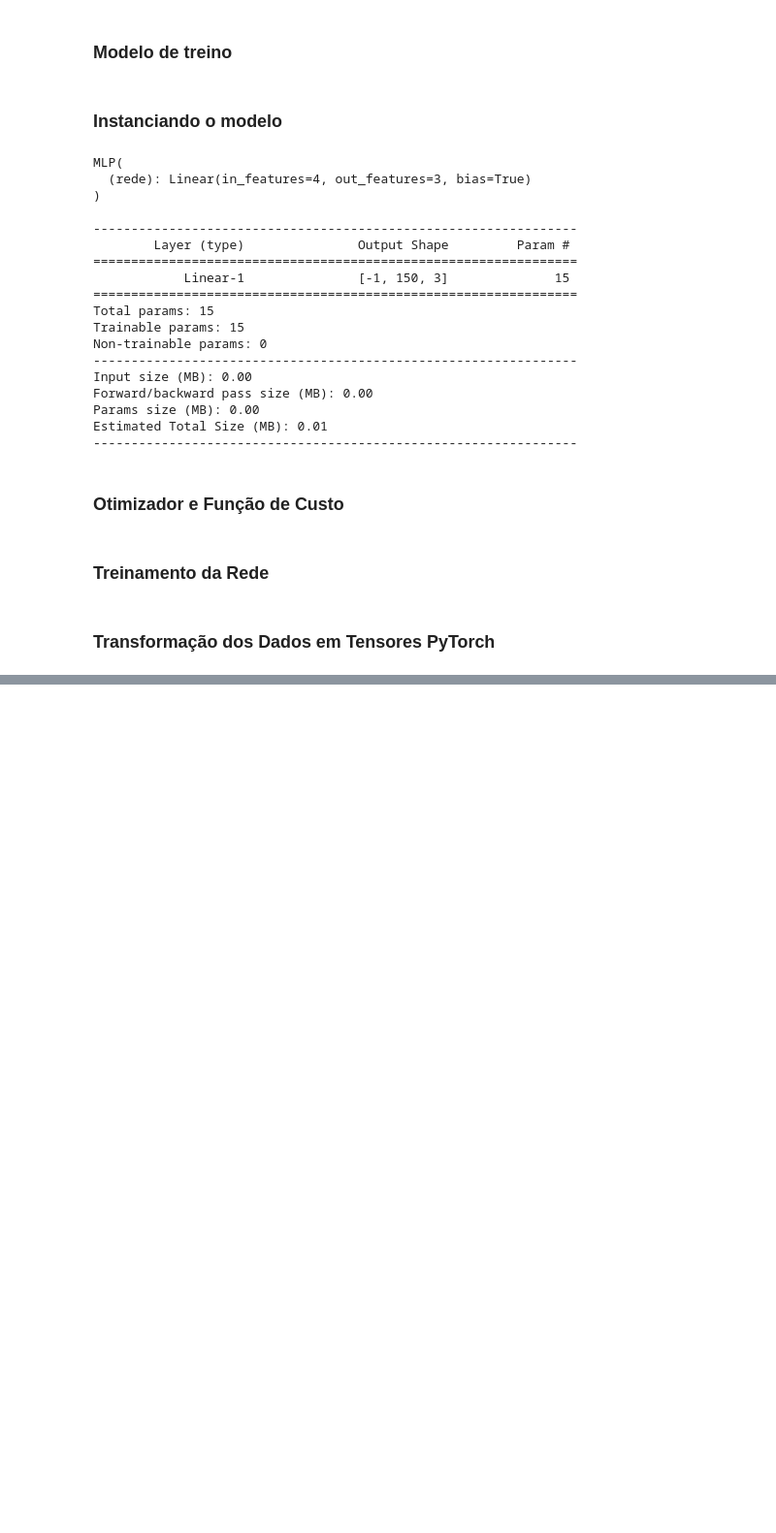
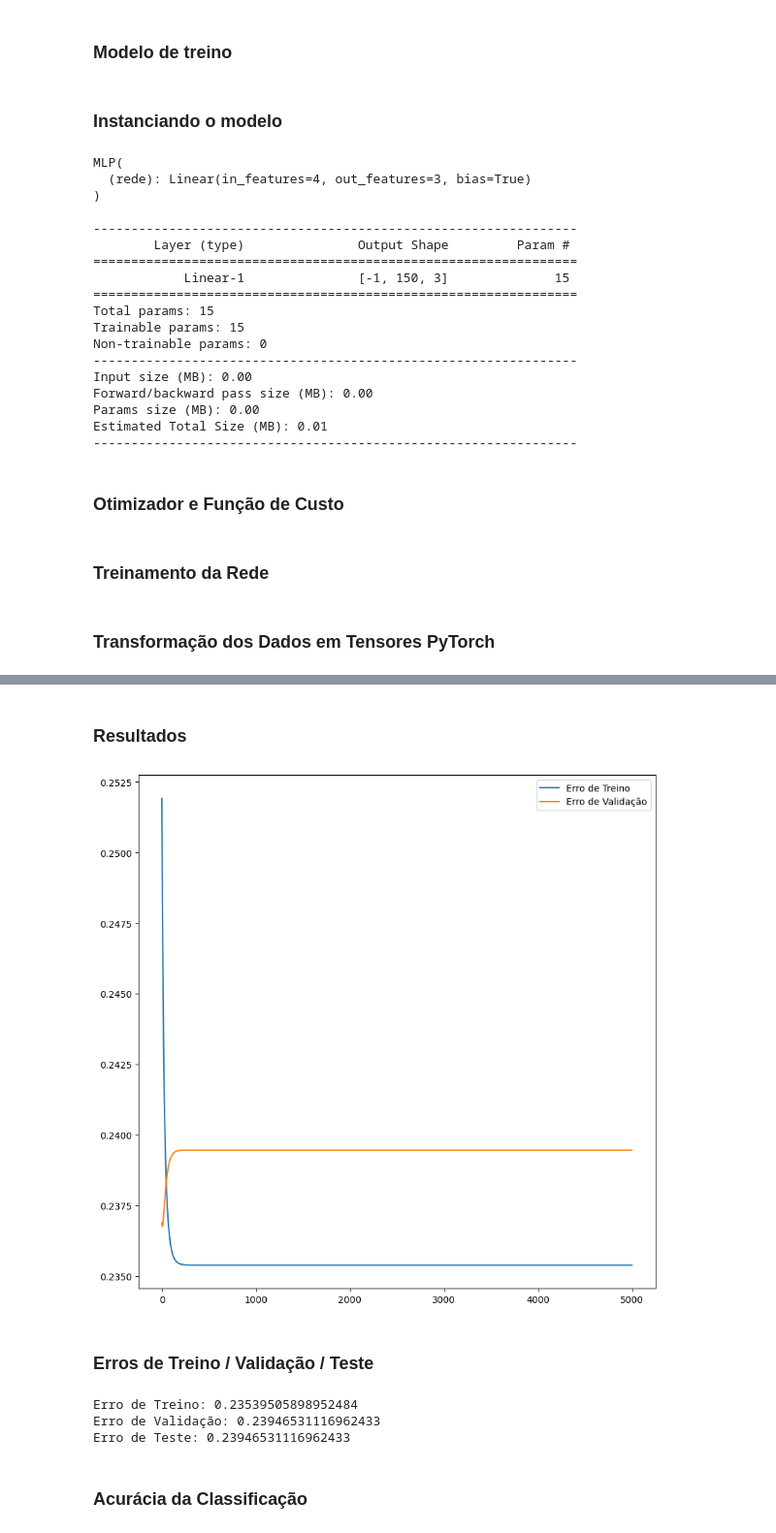
Before and after one commit to Esteves31/Neural_Networks, a Jupyter notebook: Projeto01.ipynb, the cells around one changed output, grey strips where cells are left out. Shown at 97% size. Drawn from its saved outputs; the diff is of its cells as text; code cells hidden in the pictures; blank space fills up the shorter version.

```diff
--- a/Projeto01.ipynb
+++ b/Projeto01.ipynb
@@ -311,0 +686,9 @@ optmizer2 = torch.optim.SGD(model.parameters(), lr = eta)
+# %%
+x_train4 = torch.FloatTensor(X_train.values)
+y_train4 = torch.FloatTensor(Y_train.values)
+
+x_val4 = torch.FloatTensor(X_val.values)
+y_val4= torch.FloatTensor(Y_val.values)
+
+x_test4 = torch.FloatTensor(X_val.values)
+y_test4 = torch.FloatTensor(Y_val.values)
@@ -311,0 +709,27 @@ optmizer2 = torch.optim.SGD(model.parameters(), lr = eta)
+# %%
+def train_network4(model4, optmizer4, loss_function4, x_train4, y_train4, x_val4, y_val4, num_epochs4, train_losses4, val_losses4):
+  for epoch in range(num_epochs4):
+    optmizer4.zero_grad()
+
+    output_train4 = model4(x_train4)
+
+    loss_train4 = loss_function4(output_train4, y_train4)
+
+    loss_train4.backward()
+
+    optmizer4.step()
+
+    output_val4 = model4(x_val4)
+    loss_val4 = loss_function4(output_val4, y_val4)
+
+    train_losses4[epoch] = loss_train4.item()
+    val_losses4[epoch] = loss_val4.item()
+
+    if (epoch + 1) % 100 == 0:
+      print(f"Epoca: {epoch + 1} / {num_epochs4}, Erro de Treino: {loss_train4.item():.3f}, Erro de Validação: {loss_val4.item():.3f}")
+# %%
+num_epochs4 = 5000
+train_losses4 = np.zeros(num_epochs4)
+val_losses4 = np.zeros(num_epochs4)
+
+train_network4(model4, optmizer4, loss_function4, x_train4, y_train4, x_val4, y_val4, num_epochs4, train_losses4, val_losses4)
@@ -311,0 +754,34 @@ optmizer2 = torch.optim.SGD(model.parameters(), lr = eta)
+# %% [markdown]
+### Resultados
+# %%
+plt.figure(figsize = (10, 10))
+plt.plot(train_losses4, label='Erro de Treino')
+plt.plot(val_losses4, label='Erro de Validação')
+plt.legend()
+plt.show()
+# %% [output]
+[figure, added]
+# %% [markdown]
+### Erros de Treino / Validação / Teste
+# %%
+predictions_train4 = []
+predictions_val4 = []
+predictions_test4 =  []
+with torch.no_grad():
+    predictions_train4 = model4(x_train4)
+    predictions_val4 = model4(x_val4)
+    predictions_test4 = model4(x_test4)
+
+error_train4 = loss_function4(predictions_train4, y_train4)
+error_val4 = loss_function4(predictions_val4, y_val4)
+error_test4 = loss_function4(predictions_test4, y_test4)
+
+print(f"Erro de Treino: {error_train4}")
+print(f"Erro de Validação: {error_val4}")
+print(f"Erro de Teste: {error_test4}")
+# %% [output]
+Erro de Treino: 0.23539505898952484
+Erro de Validação: 0.23946531116962433
+Erro de Teste: 0.23946531116962433
+# %% [markdown]
+### Acurácia da Classificação
```
Also changed, not shown: parts of 179 cells of this notebook.
